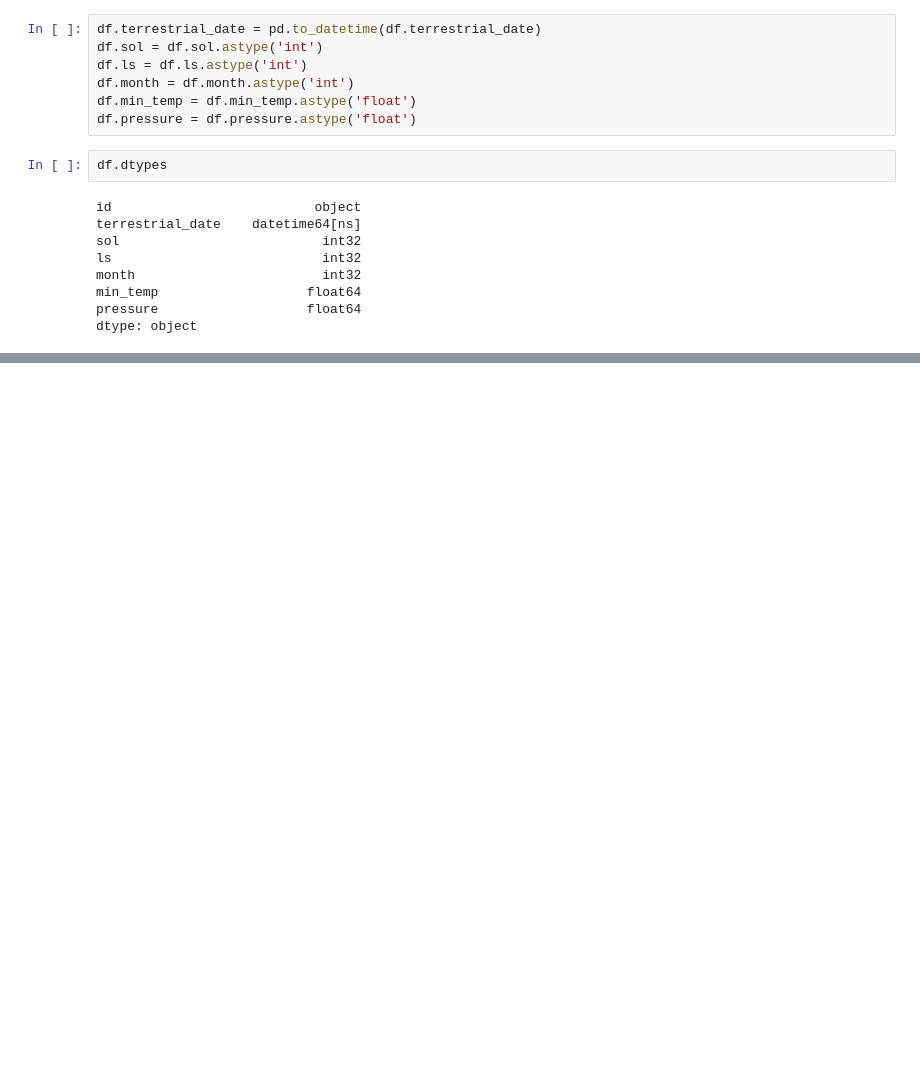
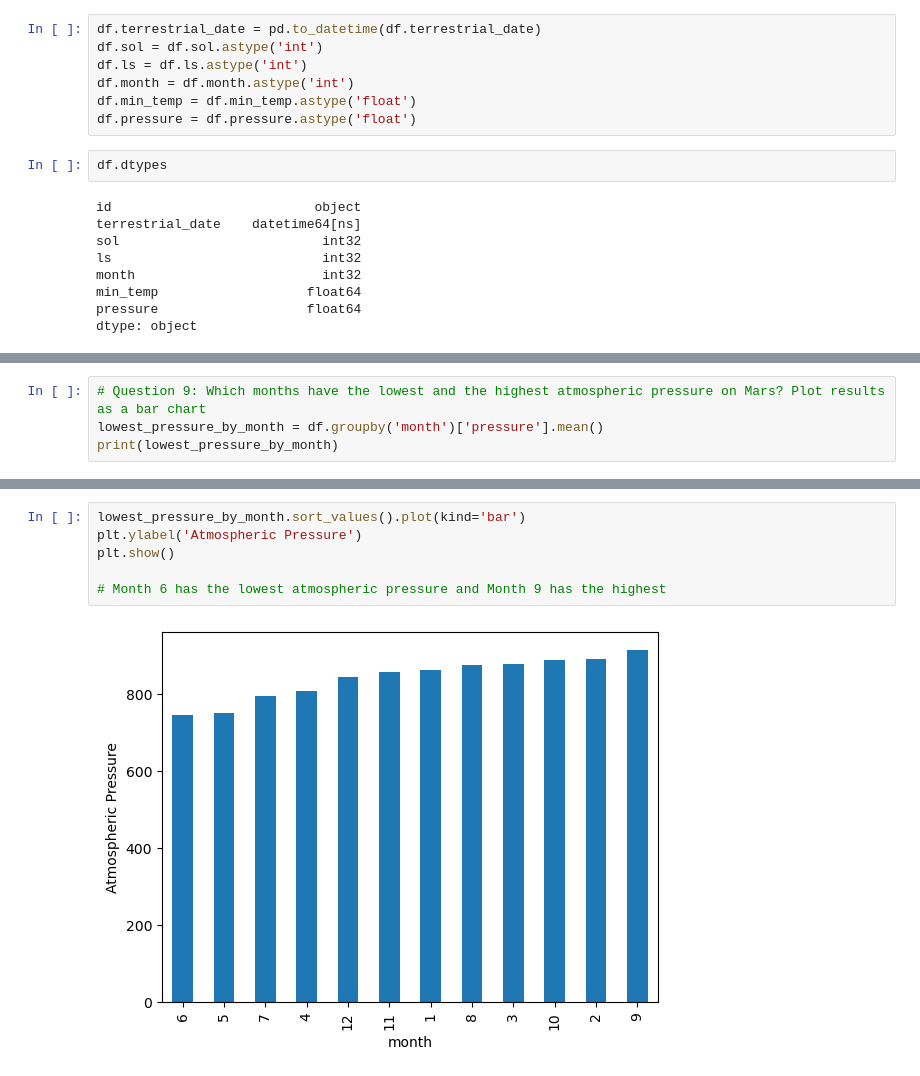
Before and after one commit to maherabdallah/Mission-to-Mars, a Jupyter notebook: mars_data_challenge_part_2.ipynb, the cells around one changed output, grey strips where cells are left out. Saved outputs shown, nothing was run; the diff lists cells and outputs as text; blank space fills up the shorter version.

```diff
--- a/mars_data_challenge_part_2.ipynb
+++ b/mars_data_challenge_part_2.ipynb
@@ -115,0 +184,4 @@ dtype: object
+# %%
+# Question 9: Which months have the lowest and the highest atmospheric pressure on Mars? Plot results as a bar chart
+lowest_pressure_by_month = df.groupby('month')['pressure'].mean()
+print(lowest_pressure_by_month)
@@ -115,0 +203,8 @@ dtype: object
+# %%
+lowest_pressure_by_month.sort_values().plot(kind='bar')
+plt.ylabel('Atmospheric Pressure')
+plt.show()
+
+# Month 6 has the lowest atmospheric pressure and Month 9 has the highest
+# %% [output]
+[figure, added]
```
Also changed, not shown: parts of 10 cells of this notebook, 1 other file.
